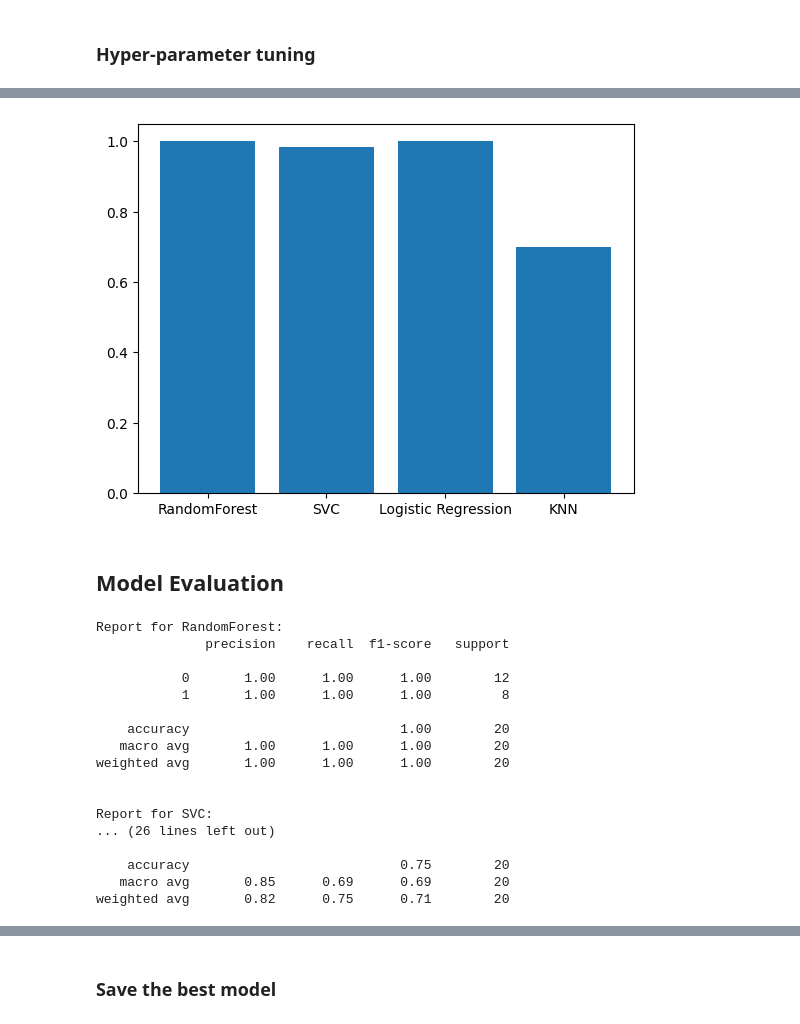
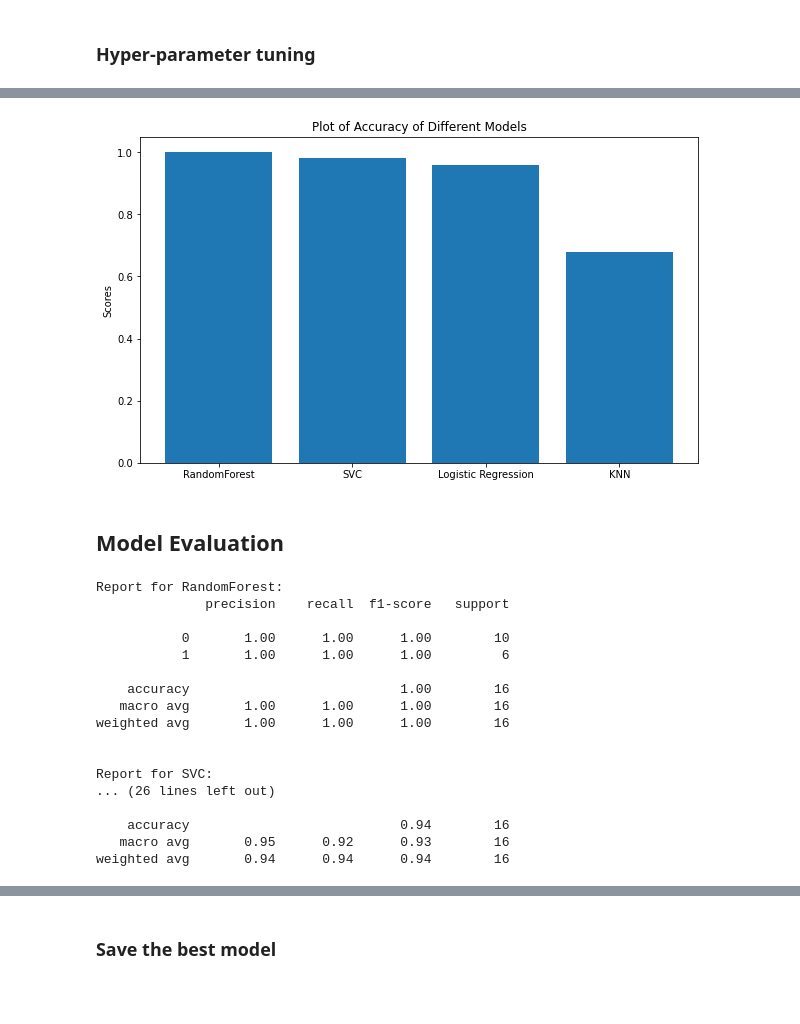
Before and after one commit to Antu4n/Knowledge-based-System, a Jupyter notebook: main.ipynb, the cells around one changed output, grey strips where cells are left out. Drawn from its saved outputs; the diff is of its cells as text; code cells hidden in the pictures; blank space fills up the shorter version.

```diff
--- a/main.ipynb
+++ b/main.ipynb
@@ -267,6 +255,6 @@ Label Encoding Mapping: {'Bomet   Sotik highway': 0, 'Eldoret Webuye Highway': 1
 # %%
 # add a column to serve as the target variable
-traffic_df2["is_road_safe"] = traffic_df2.apply(lambda row: 1 if (row["Total people confirmed dead"] <= 1 ) else 0, axis =1)#1 road is safe 0 unsafe
+traffic_df2["is_road_safe"] = traffic_df2.apply(lambda row: 1 if (row["Total people confirmed dead"] <= 2 ) else 0, axis =1)#1 road is safe 0 unsafe
 traffic_df2["is_road_safe"].value_counts()
 traffic_df2
 # %% [output]
@@ -391,9 +381,12 @@ Best score for KNN: 0.7
 # %%
 #plot the results
+plt.figure(figsize=(10,6))
 plt.bar(best_scores.keys(),list(best_scores.values()))
+plt.ylabel("Scores")
+plt.title("Plot of Accuracy of Different Models")
 plt.show()
 # %% [output]
-[figure, old version]
+[figure, new version]
 # %% [markdown]
 ## Model Evaluation
 # %%
@@ -408,20 +401,20 @@ for name , model in best_models.items():
 Report for RandomForest:
               precision    recall  f1-score   support
 
-           0       1.00      1.00      1.00        12
-           1       1.00      1.00      1.00         8
+           0       1.00      1.00      1.00        10
+           1       1.00      1.00      1.00         6
 
-    accuracy                           1.00        20
-   macro avg       1.00      1.00      1.00        20
-weighted avg       1.00      1.00      1.00        20
+    accuracy                           1.00        16
+   macro avg       1.00      1.00      1.00        16
+weighted avg       1.00      1.00      1.00        16
 
 
 Report for SVC:
 ... (26 lines left out)
 
-    accuracy                           0.75        20
-   macro avg       0.85      0.69      0.69        20
-weighted avg       0.82      0.75      0.71        20
+    accuracy                           0.94        16
+   macro avg       0.95      0.92      0.93        16
+weighted avg       0.94      0.94      0.94        16
 # %%
 from sklearn.metrics import roc_curve, roc_auc_score
 fpr, tpr, thresholds = roc_curve(y_test, y_pred)
```
Also changed, not shown: parts of 12 cells of this notebook.
